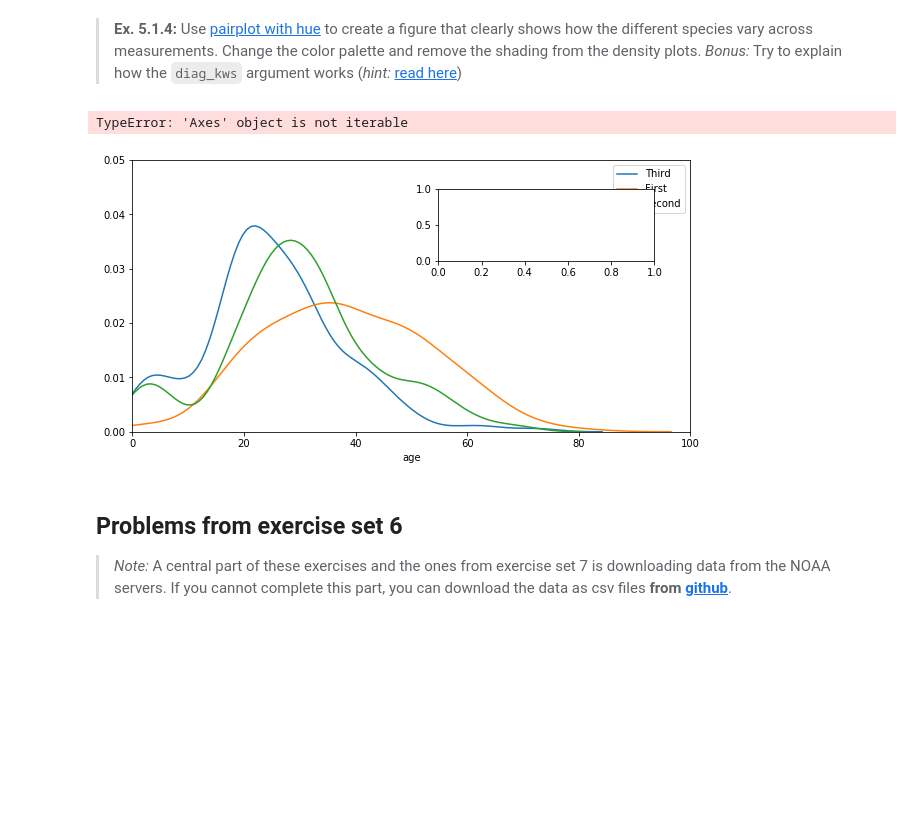
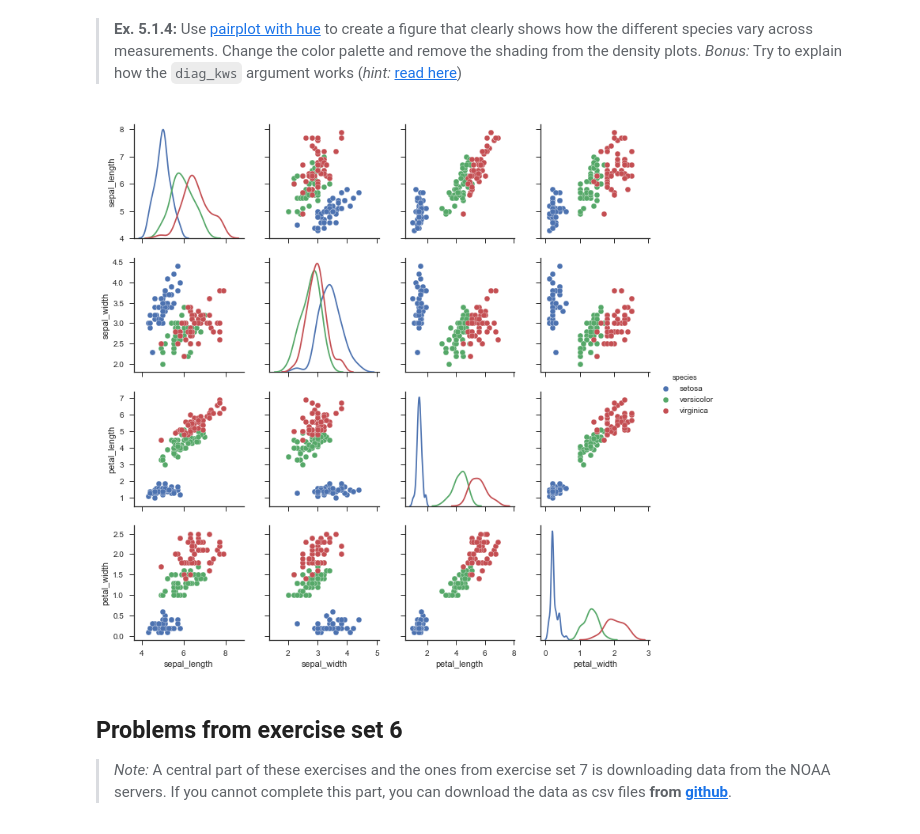
Before and after one commit to str186/SDS_Group31, a Jupyter notebook: assignment_1.ipynb, the cells around one changed output. Drawn from its saved outputs; the diff is of its cells as text; code cells hidden in the pictures; blank space fills up the shorter version.

```diff
--- a/assignment_1.ipynb
+++ b/assignment_1.ipynb
@@ -234,25 +232,13 @@ sns.regplot(x=iris['sepal_length'], y=iris['petal_length'],order=2, ax=axes[1])
 [figure]
 # %% [markdown]
 > **Ex. 5.1.4:** Use [pairplot with hue](https://seaborn.pydata.org/generated/seaborn.pairplot.html) to create a figure that clearly shows how the different species vary across measurements. Change the color palette and remove the shading from the density plots. _Bonus:_ Try to explain how the `diag_kws` argument works (_hint:_ [read here](https://stackoverflow.com/questions/1769403/understanding-kwargs-in-python))
-# %%
-# [Answer to Ex. 5.1.4 here]
-fig, ax = plt.subplots(figsize = (10,5))
-ax.set_xlim([0, 100])
-ax.set_ylim([0, 0.05])
-
-classes = list(set(titanic['class']))
-
-for x in classes:
-    subset = titanic[titanic['class'] == x]
-    sns.distplot(subset['age'], hist = False, kde = True, label=x)
-
-fig, ax2 = plt.axes([0.55, 0.6, 0.3, 0.2])
-
-sns.barplot()
-#assignment not done
-# %% [output]
-TypeError: 'Axes' object is not iterable
-[figure, removed]
+# %%
+# [Answer to Ex. 5.1.4 here]
+sns.set(style="ticks", color_codes=True)
+iris = sns.load_dataset("iris")
+g = sns.pairplot(iris, hue= 'species',diag_kind= 'kde',diag_kws=dict(shade=False))
+# %% [output]
+[figure, added]
 # %% [markdown]
 ## Problems from exercise set 6
 
```
Also changed, not shown: parts of 4 cells of this notebook.
